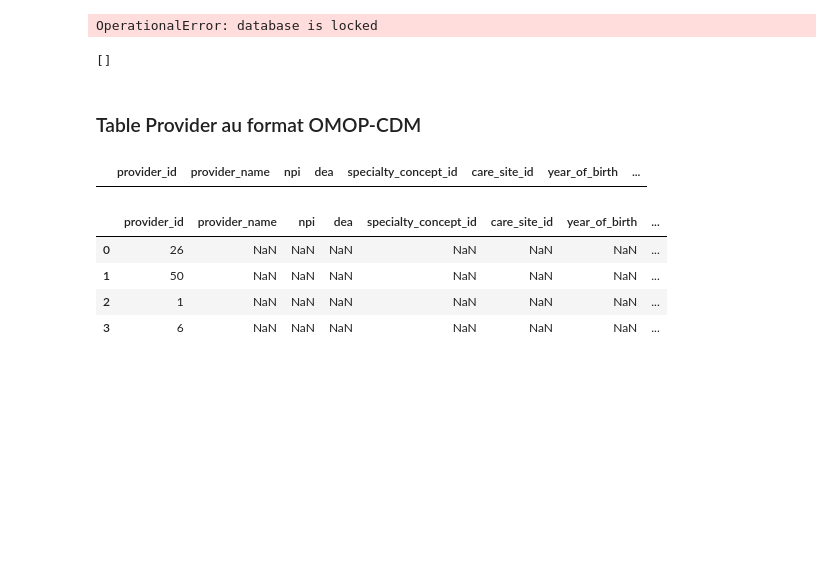
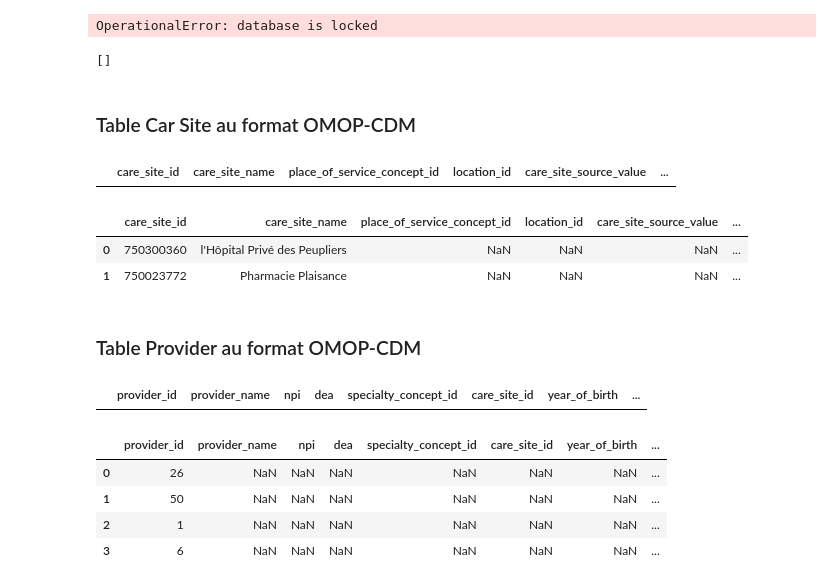
Before and after one commit to SaidaHKM/HDH-Test-, a Jupyter notebook: HDH Test.ipynb, the cells around one changed output. Saved outputs shown, nothing was run; the diff lists cells and outputs as text; code cells hidden in the pictures; blank space fills up the shorter version.

```diff
--- a/HDH Test.ipynb
+++ b/HDH Test.ipynb
@@ -174,6 +174,33 @@ results=cursor_obj.fetchall()
 print(results)
 # %% [output]
 []
+# %% [markdown]
+### Table Car Site au format OMOP-CDM
+# %%
+##Creation de la table provider
+
+Car_site = pd.DataFrame({
+    "care_site_id" : [],
+    "care_site_name"   :  [],
+    "place_of_service_concept_id"   :  [],
+    "location_id"   :  [],
+    "care_site_source_value"   :  [],
+    "place_of_service_source_value"   :  []
+
+
+})
+Car_site
+# %% [output]
+|  | care_site_id | care_site_name | place_of_service_concept_id | location_id | care_site_source_value | ... |
+# %%
+Car_site["care_site_id"]=etablissement_sante["eta_num"]
+Car_site["care_site_name"]=etablissement_sante["soc_rai"]
+
+Car_site
+# %% [output]
+|  | care_site_id | care_site_name | place_of_service_concept_id | location_id | care_site_source_value | ... |
+| 0 | 750300360 | l'Hôpital Privé des Peupliers | NaN | NaN | NaN | ... |
+| 1 | 750023772 | Pharmacie Plaisance | NaN | NaN | NaN | ... |
 # %% [markdown]
 ### Table Provider au format OMOP-CDM
 # %%
```
Also changed, not shown: parts of 10 cells of this notebook, 1 other file.
